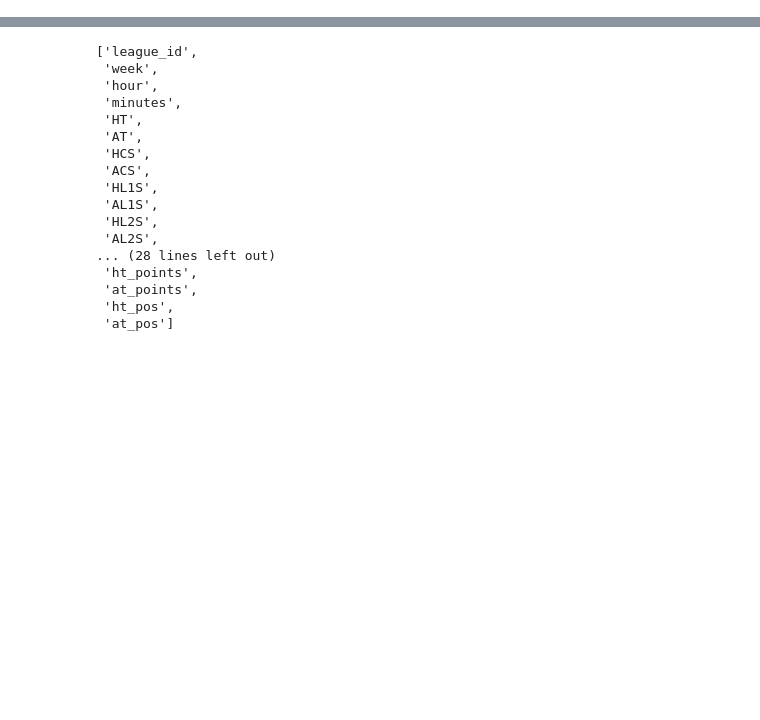
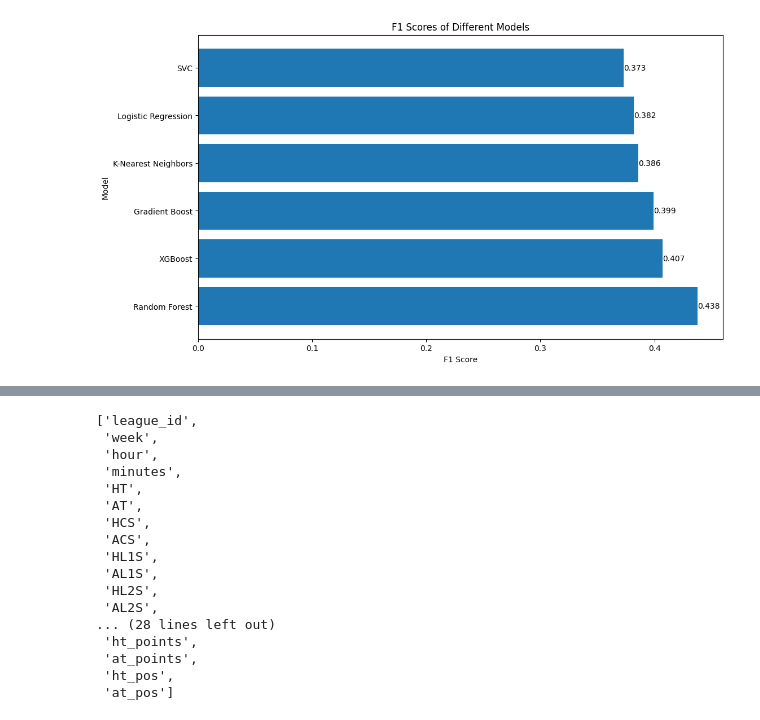
Before and after one commit to CJay-Cipher/virtual_football_league_predictor, a Jupyter notebook: main_nb.ipynb, the cells around one changed output, grey strips where cells are left out. Drawn from its saved outputs; the diff is of its cells as text; code cells hidden in the pictures; blank space fills up the shorter version.

```diff
--- a/main_nb.ipynb
+++ b/main_nb.ipynb
@@ -132,4 +134,0 @@ def update_table(team_1, team_1_score, team_2, team_2_score):
-# %%
-for i, row in df.iterrows():
-    home_team, home_score, away_team, away_score = row["HT"], row["HCS"], row["AT"], row["ACS"]
-    table = update_table(home_team, home_score, away_team, away_score)
@@ -166,0 +137,14 @@ Goals Against: 2
+# %%
+path = "league_data"
+test_record = [f"{path}/L_18.txt"]
+records = [
+    f"{path}/L_6095.txt", f"{path}/L_6097.txt", f"{path}/L_6099.txt",
+    f"{path}/L_6148.txt", f"{path}/L_6152.txt", f"{path}/L_6153.txt",
+    f"{path}/L_6155.txt", f"{path}/L_6155.txt", f"{path}/L_6166.txt",
+    f"{path}/L_6169.txt", f"{path}/L_6170.txt", f"{path}/L_6171.txt",
+    f"{path}/L_6173.txt", f"{path}/L_6180.txt", f"{path}/L_6181.txt",
+    f"{path}/L_6189.txt", f"{path}/L_6192.txt", f"{path}/L_6211.txt",
+    f"{path}/L_6212.txt", f"{path}/L_6213.txt", f"{path}/L_6214.txt",
+    f"{path}/L_6215.txt", f"{path}/L_6216.txt", f"{path}/L_6226.txt",
+    f"{path}/L_6227.txt", f"{path}/L_6230.txt"
+]
@@ -166,0 +272,60 @@ Goals Against: 2
+# %%
+from sklearn.ensemble import RandomForestClassifier, GradientBoostingClassifier
+from sklearn.svm import SVC
+from xgboost import XGBClassifier
+from sklearn.linear_model import LogisticRegression
+from sklearn.neighbors import KNeighborsClassifier
+from sklearn.model_selection import train_test_split
+from sklearn.metrics import accuracy_score, f1_score
+
+# Load your dataset into a pandas DataFrame
+dataset = processed_df.copy()
+
+# Load your dataset into X and y arrays
+X = dataset.drop("result", axis=1)
+y = dataset["result"]
+
+# Split the data into training and testing sets
+X_train, X_test, y_train, y_test = train_test_split(X, y, test_size=0.2, random_state=42)
+
+# Define a dictionary to store the models
+models = {
+    'Random Forest': RandomForestClassifier(random_state=42),
+    'SVC': SVC(random_state=42),
+    'XGBoost': XGBClassifier(random_state=42),
+    'Gradient Boost': GradientBoostingClassifier(random_state=42),
+    'Logistic Regression': LogisticRegression(random_state=42),
+    'K-Nearest Neighbors': KNeighborsClassifier(n_neighbors=5)
+}
+
+# Calculate the F1 scores for each model
+model_scores = []
+for model_name, model in models.items():
+    model.fit(X_train, y_train)
+    y_pred = model.predict(X_test)
+    accuracy = round(accuracy_score(y_test, y_pred), 3)
+    f1 = round(f1_score(y_test, y_pred, average='weighted'), 3)
+    model_scores.append((model_name, f1))
+    print(f'{model_name}:')
+    print('Accuracy:', accuracy)
+    print('F1 score:', f1)
+    print('-' * 40)
+
+# Sort the models based on F1 scores in descending order
+model_scores.sort(key=lambda x: x[1], reverse=True)
+model_names, f1_scores = zip(*model_scores)
+
+# Plot the horizontal bar graph
+plt.figure(figsize=(12, 7))
+plt.barh(model_names, f1_scores)  # <-- Use plt.barh() for horizontal bars
+plt.ylabel('Model')
+plt.xlabel('F1 Score')
+plt.title('F1 Scores of Different Models')
+
+# Add the scores beside each bar
+for i, score in enumerate(f1_scores):
+    plt.text(score, i, f'{score:.3f}', ha='left', va='center')  # <-- Adjust text position
+
+# Display the horizontal bar graph
+plt.show()
+# %% [output]
@@ -166,0 +349 @@ Goals Against: 2
+[figure, added]
```
Also changed, not shown: parts of 20 cells of this notebook, 1 other file.
